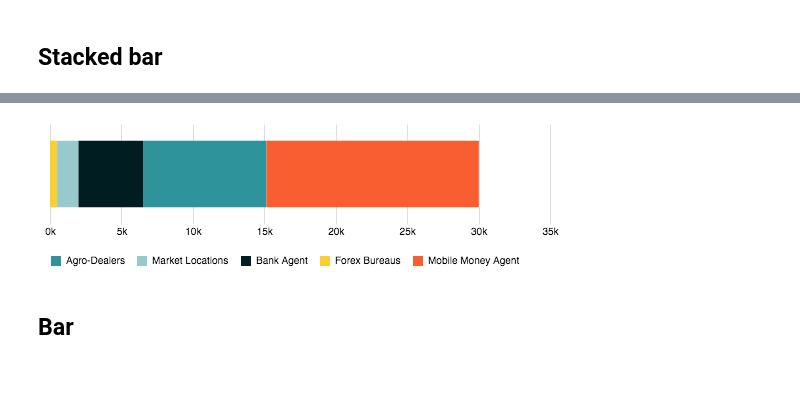
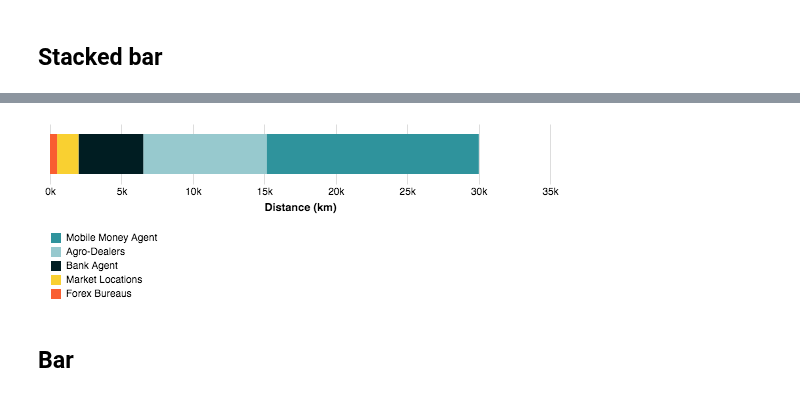
Before and after one commit to Vizzuality/notebooks, a Jupyter notebook: i2i/i2i_Widgets.ipynb, the cells around one changed output, grey strips where cells are left out. Drawn from its saved outputs; the diff is of its cells as text; code cells hidden in the pictures.

```diff
--- a/i2i/i2i_Widgets.ipynb
+++ b/i2i/i2i_Widgets.ipynb
@@ -248,27 +316,78 @@ specV3=json.loads("""
 {
   "$schema": "https://vega.github.io/schema/vega/v4.json",
   "width": 500,
-  "height": 100,
+  "height": 60,
   "padding": 5,
+
+  "config": {
+    "range": {
+      "category": ["#2f939c","#97c9ce","#001d22","#f9d031","#f95e31", "#FCAE98", "#633AE8", "#E4D081", "#00D9C6", "#B9A86C", "#7B0051", "#B685C9", "#076270", "#CCC"]
+      }
+  },
+
+  "signals": [
+    {
+      "name": "titleName",
+      "description": "A date value that updates in response to mousemove.",
+      "update": "data('title')[0].unit"
+    }
+  ],
 
   "data": [
     {
+      "name":"input",
+      "values": [
+        {"unit": "Distance (km)", "value": 8621, "label":"Agro-Dealers"},
+        {"unit": "Distance (km)", "value": 1500, "label":"Market Locations"},
+        {"unit": "Distance (km)", "value": 4535, "label":"Bank Agent"},
+        {"unit": "Distance (km)", "value": 495, "label":"Forex Bureaus"},
+        {"unit": "Distance (km)", "value": 14867, "label":"Mobile Money Agent"}
+      ]
+    },
+    {
       "name": "table",
-      "values": [
-        {"unit": "km", "value": 8621, "label":"Agro-Dealers"},
-        {"unit": "km", "value": 1500, "label":"Market Locations"},
-        {"unit": "km", "value": 4535, "label":"Bank Agent"},
-        {"unit": "km", "value": 495, "label":"Forex Bureaus"},
-        {"unit": "km", "value": 14867, "label":"Mobile Money Agent"}
-      ],
+      "source": "input",
       "transform": [
-      {
-        "type": "stack",
-        "groupby": ["unit"],
-        "field": "value",
-        "sort": {"field": "value", "order": "ascending"}
-      }
+        {
+          "type": "window",
+          "sort": {"field": "value", "order":"descending"},
+          "ops": ["row_number"],
+          "as": ["rank"]
+        },
+        {
+          "type": "formula",
+          "as": "category",
+          "expr": "datum.rank < 14 ? datum.label : 'Others'"
+        },
+        {
+          "type": "aggregate",
+          "groupby": ["category"],
+          "ops": ["sum"],
+          "fields": ["value"],
+          "as": ["value"]
+        },
+        {
+          "type": "stack",
+          "groupby": ["unit"],
+          "field": "value",
+          "sort": {"field": "value", "order": "ascending"}
+        },
+        {
+          "type": "collect",
+          "sort": {"field": "value",
+          "order":"descending"}
+        }
       ]
+    },
+    {
+      "name":"title",
+      "source": "input",
+      "transform": [
+        {
+          "type": "aggregate",
+          "groupby": ["unit"]
+        }
+  ]
     }
   ],
 
@@ -291,7 +410,7 @@ specV3=json.loads("""
       "name": "color",
       "type": "ordinal",
       "range": "category",
-      "domain": {"data": "table", "field": "label"}
+      "domain": {"data": "table", "field": "category"}
     }
   ],
 
@@ -302,7 +421,8 @@ specV3=json.loads("""
       "domain": false,
       "ticks":false,
       "grid": true,
-      "format":"s"
+      "format":"s",
+      "title":{"signal": "titleName"}
     },
     {"orient": "left",
      "scale": "y",
@@ -316,42 +436,42 @@ specV3=json.loads("""
       {
         "fill": "color",
         "orient":"bottom",
-        "direction":"horozontal",
+        "direction":"vertical",
         "symbolType":"square"
     }
   ],
 
   "marks": [
     {
       "type": "rect",
       "from": {"data": "table"},
       "encode": {
         "enter": {
           "y": {"scale": "y", "field": "unit"},
           "height": {"scale": "y", "band": 1, "offset": 0},
           "x": {"scale": "x", "field": "y1"},
           "x2": {"scale": "x", "field": "y0"},
-          "fill": {"scale": "color", "field": "label"}
+          "fill": {"scale": "color", "field": "category"}
         },
         "update": {
           "fillOpacity": {"value": 1}
         },
         "hover": {
-          "fillOpacity": {"value": 0.8}
+          "fillOpacity": {"value": 0.75}
         }
       }
     }
   ]
 }
 """)
 vega4view=dict(specV3)
-vega4view['config']=json.loads(Config)
-vega4view['width']=500
-vega4view['height']=100
+#vega4view['config']=json.loads(Config)
+#vega4view['width']=500
+#vega4view['height']=100
 Vega(vega4view)
 # %% [output]
 [interactive output not drawn]
-[figure, old version]
+[figure, new version]
 # %% [markdown]
 ## Bar
 # %%
```
Also changed, not shown: parts of 4 cells of this notebook.
